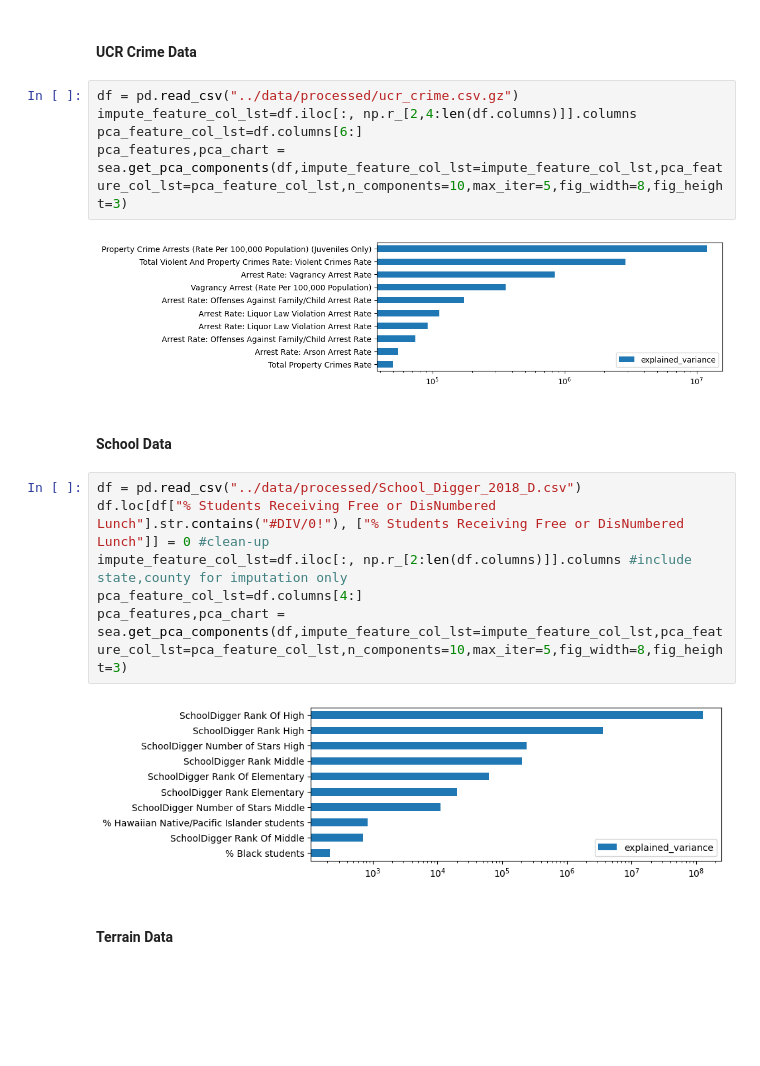
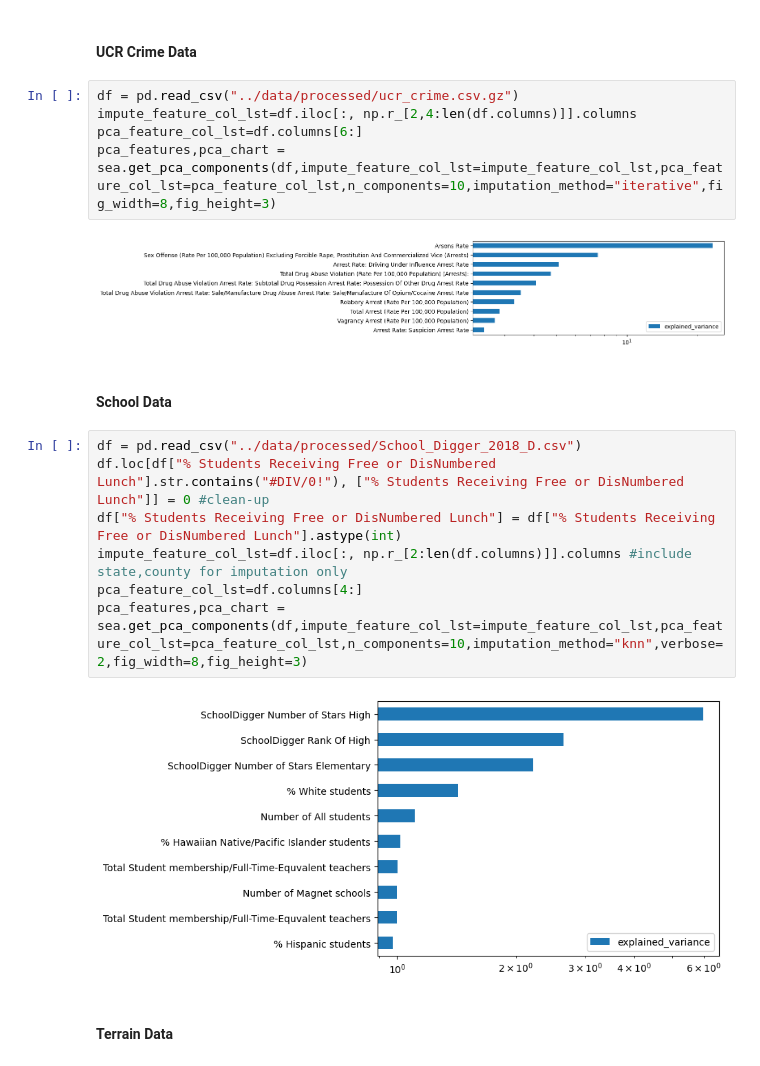
Before and after one commit to rabader/Relocation-Personalization, a Jupyter notebook: notebooks/pca_exploration.ipynb, the cells around one changed output. Saved outputs shown, nothing was run; the diff lists cells and outputs as text; blank space fills up the shorter version.

```diff
--- a/notebooks/pca_exploration.ipynb
+++ b/notebooks/pca_exploration.ipynb
@@ -30,20 +30,21 @@ pca_features,pca_chart = sea.get_pca_components(df,impute_feature_col_lst=impute
 # %%
 df = pd.read_csv("../data/processed/ucr_crime.csv.gz")
 impute_feature_col_lst=df.iloc[:, np.r_[2,4:len(df.columns)]].columns
 pca_feature_col_lst=df.columns[6:]
-pca_features,pca_chart = sea.get_pca_components(df,impute_feature_col_lst=impute_feature_col_lst,pca_feature_col_lst=pca_feature_col_lst,n_components=10,max_iter=5,fig_width=8,fig_height=3)
+pca_features,pca_chart = sea.get_pca_components(df,impute_feature_col_lst=impute_feature_col_lst,pca_feature_col_lst=pca_feature_col_lst,n_components=10,imputation_method="iterative",fig_width=8,fig_height=3)
 # %% [output]
-[figure, old version]
+[figure, new version]
 # %% [markdown]
 #### School Data
 # %%
 df = pd.read_csv("../data/processed/School_Digger_2018_D.csv")
 df.loc[df["% Students Receiving Free or DisNumbered Lunch"].str.contains("#DIV/0!"), ["% Students Receiving Free or DisNumbered Lunch"]] = 0 #clean-up
+df["% Students Receiving Free or DisNumbered Lunch"] = df["% Students Receiving Free or DisNumbered Lunch"].astype(int)
 impute_feature_col_lst=df.iloc[:, np.r_[2:len(df.columns)]].columns #include state,county for imputation only
 pca_feature_col_lst=df.columns[4:]
-pca_features,pca_chart = sea.get_pca_components(df,impute_feature_col_lst=impute_feature_col_lst,pca_feature_col_lst=pca_feature_col_lst,n_components=10,max_iter=5,fig_width=8,fig_height=3)
+pca_features,pca_chart = sea.get_pca_components(df,impute_feature_col_lst=impute_feature_col_lst,pca_feature_col_lst=pca_feature_col_lst,n_components=10,imputation_method="knn",verbose=2,fig_width=8,fig_height=3)
 # %% [output]
-[figure, old version]
+[figure, new version]
 # %% [markdown]
 #### Terrain Data
 # %%
```
Also changed, not shown: parts of 3 cells of this notebook, 1 other file.
